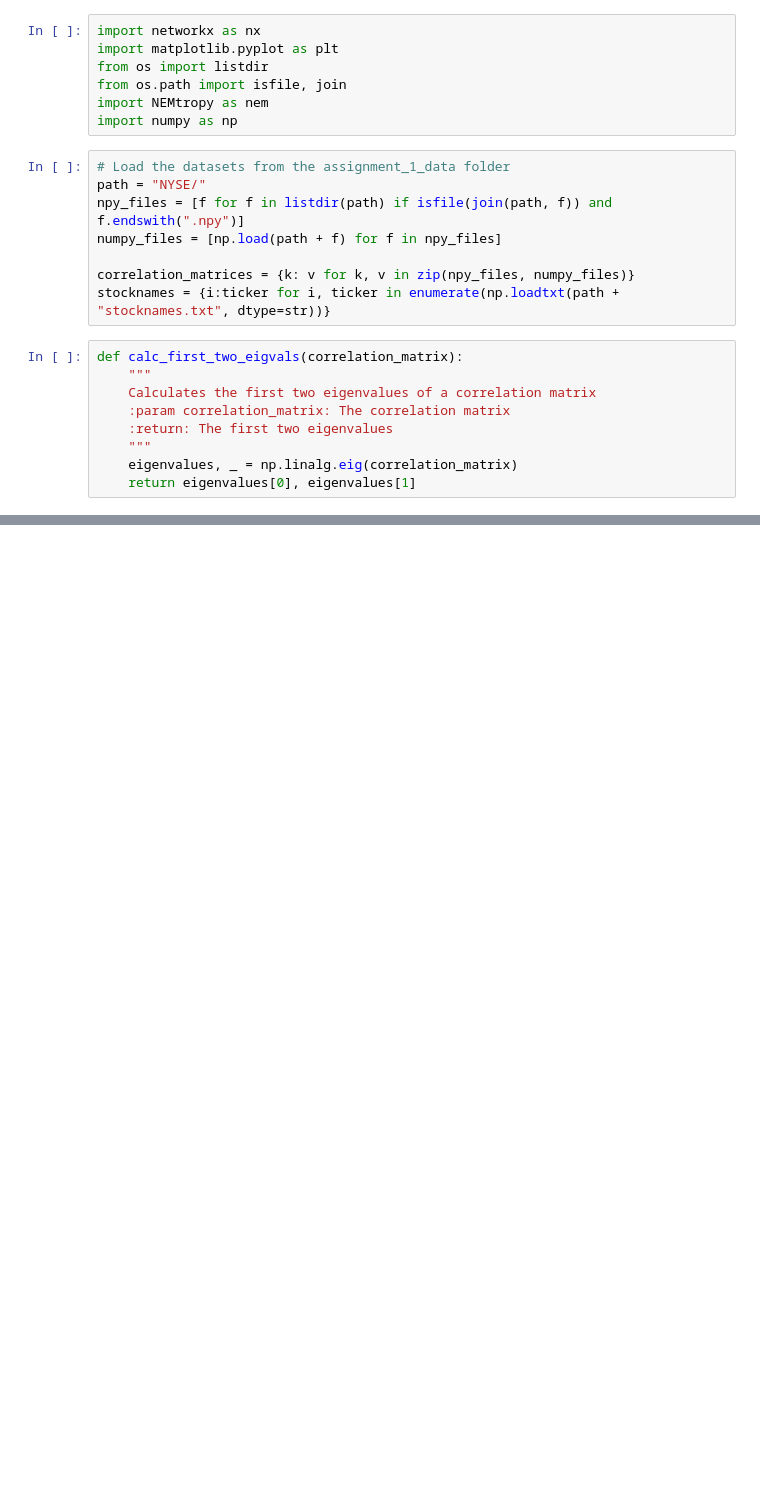
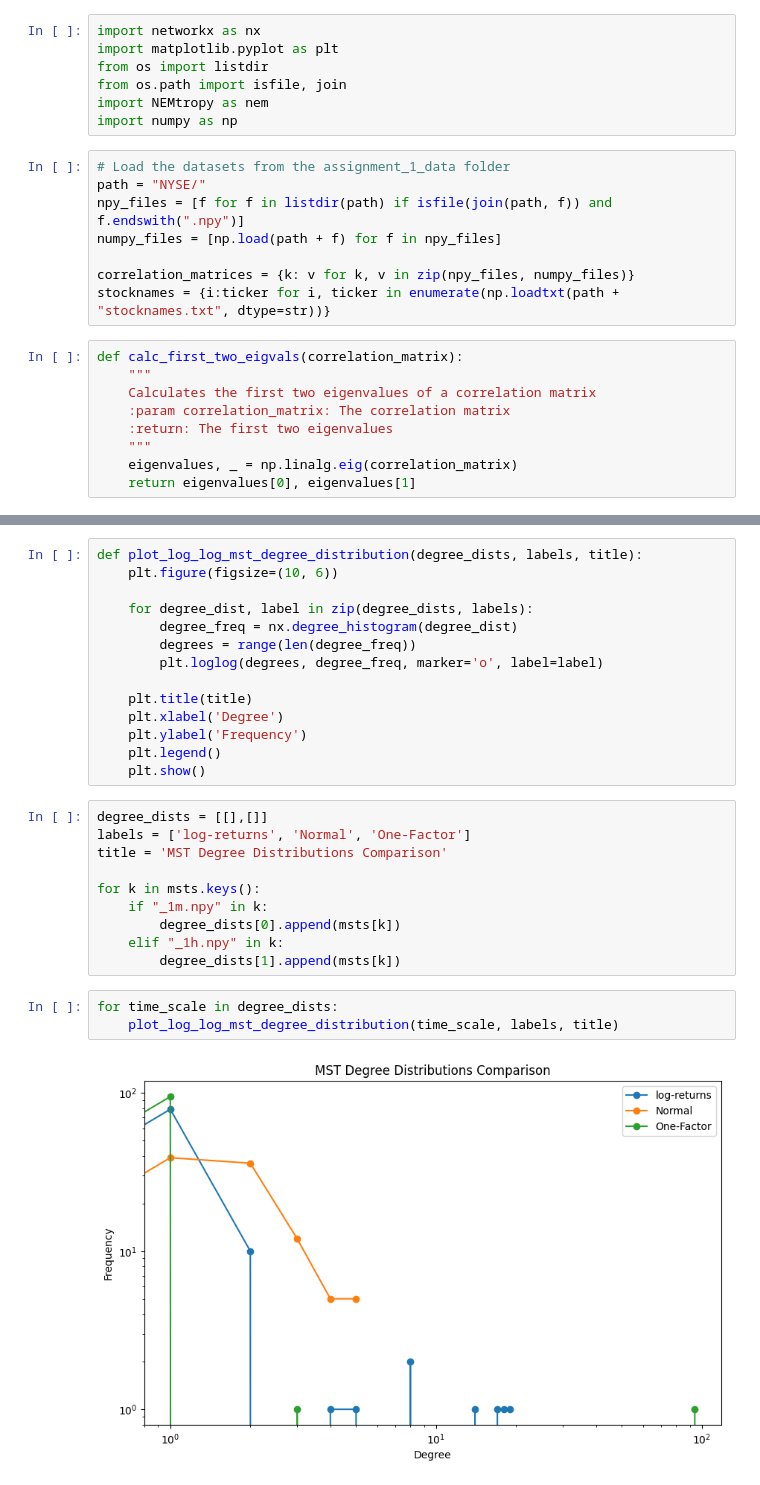
Before and after one commit to paolovic/NetworkScience, a Jupyter notebook: Assignment 3/2 Stock correlations/main.ipynb, the cells around one changed output, grey strips where cells are left out. Saved outputs shown, nothing was run; the diff lists cells and outputs as text; blank space fills up the shorter version.

```diff
--- a/Assignment 3/2 Stock correlations/main.ipynb
+++ b/Assignment 3/2 Stock correlations/main.ipynb
@@ -79,0 +163,29 @@ Degree distribution for cormat_onefactor_1m.npy: {0: 1, 1: 1, 2: 1, 3: 1, 4: 1,
+# %%
+def plot_log_log_mst_degree_distribution(degree_dists, labels, title):
+    plt.figure(figsize=(10, 6))
+
+    for degree_dist, label in zip(degree_dists, labels):
+        degree_freq = nx.degree_histogram(degree_dist)
+        degrees = range(len(degree_freq))
+        plt.loglog(degrees, degree_freq, marker='o', label=label)
+
+    plt.title(title)
+    plt.xlabel('Degree')
+    plt.ylabel('Frequency')
+    plt.legend()
+    plt.show()
+# %%
+degree_dists = [[],[]]
+labels = ['log-returns', 'Normal', 'One-Factor']
+title = 'MST Degree Distributions Comparison'
+
+for k in msts.keys():
+    if "_1m.npy" in k:
+        degree_dists[0].append(msts[k])
+    elif "_1h.npy" in k:
+        degree_dists[1].append(msts[k])
+# %%
+for time_scale in degree_dists:
+    plot_log_log_mst_degree_distribution(time_scale, labels, title)
+# %% [output]
+[figure, added]
```
Also changed, not shown: parts of 11 cells of this notebook, 5 other files.
